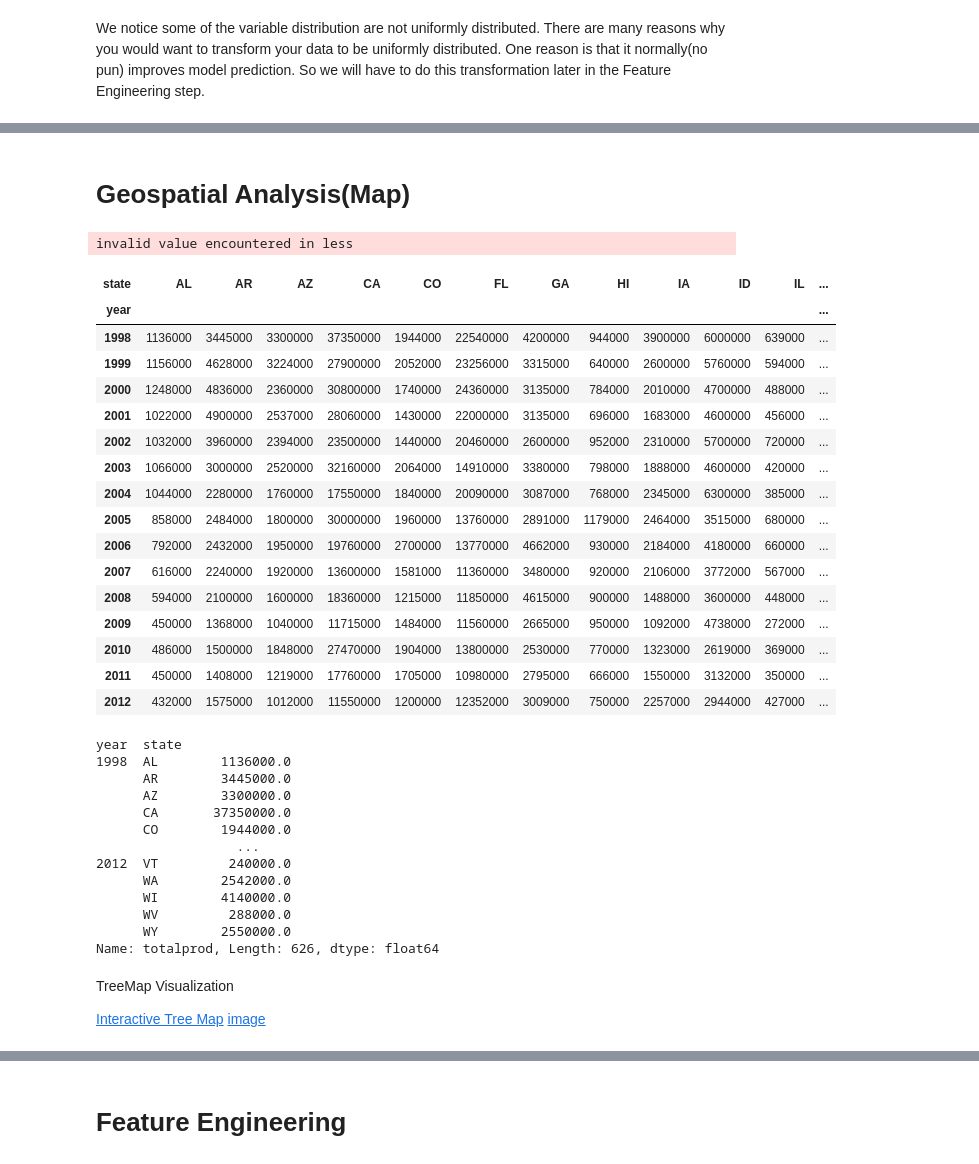
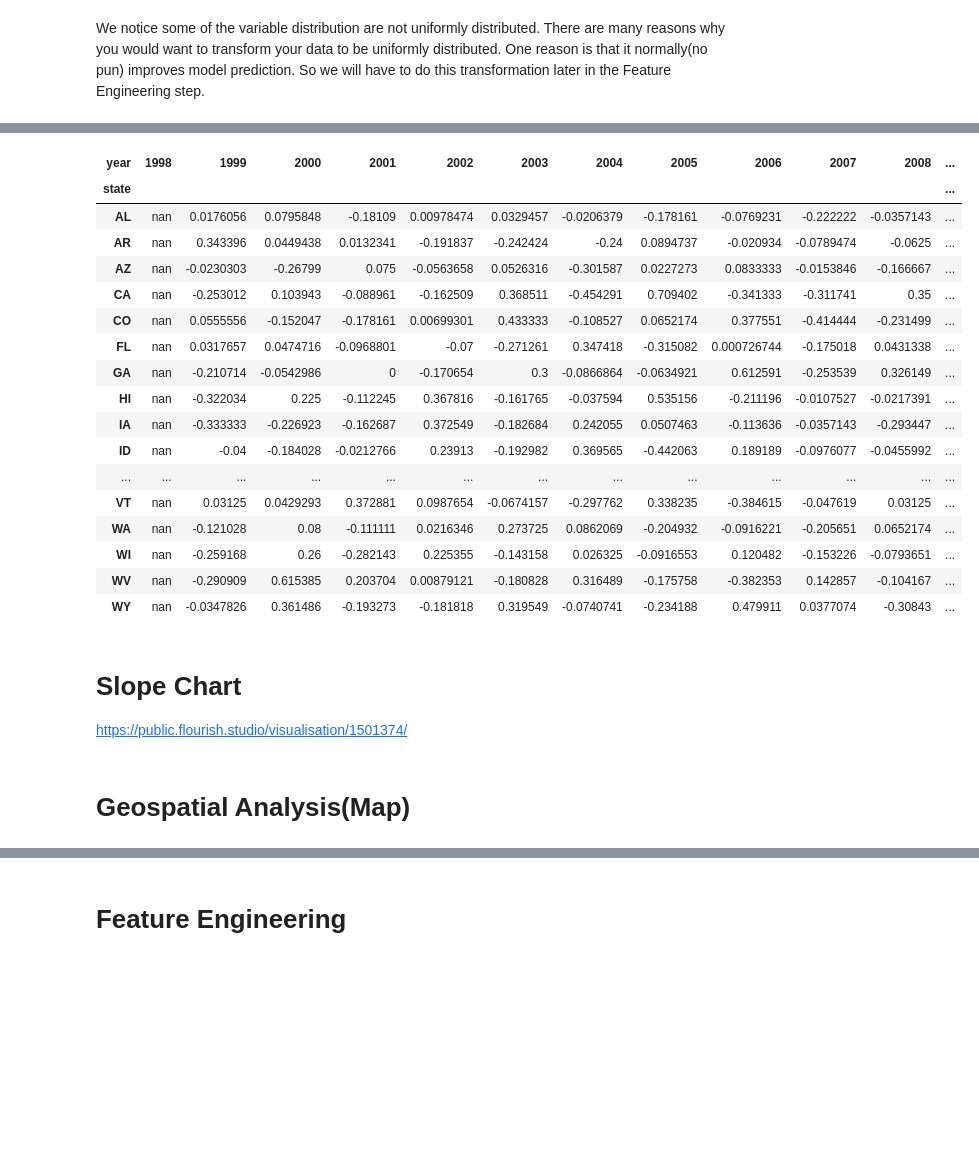
Before and after one commit to nonoumasy/honey-bee-production-1998-2012, a Jupyter notebook: Honey_Bee_Production_19989_2012.ipynb, the cells around one changed output, grey strips where cells are left out. Cells and saved outputs as stored; diff of their text form; code cells hidden in the pictures; blank space fills up the shorter version.

```diff
--- a/Honey_Bee_Production_19989_2012.ipynb
+++ b/Honey_Bee_Production_19989_2012.ipynb
@@ -111,53 +135,29 @@ plt.legend()
+# %%
+#Find out which State had the most production rate fluctuation
+crosstab_df.to_csv('honey_bee_crosstab.csv')
+crosstab_df.pct_change(axis=1).style.highlight_max().highlight_min(color='red')
+# %% [output]
+| year | 1998 | 1999 | 2000 | 2001 | 2002 | 2003 | 2004 | 2005 | 2006 | 2007 | 2008 | ... |
+| state |  |  |  |  |  |  |  |  |  |  |  | ... |
+| AL | nan | 0.0176056 | 0.0795848 | -0.18109 | 0.00978474 | 0.0329457 | -0.0206379 | -0.178161 | -0.0769231 | -0.222222 | -0.0357143 | ... |
+| AR | nan | 0.343396 | 0.0449438 | 0.0132341 | -0.191837 | -0.242424 | -0.24 | 0.0894737 | -0.020934 | -0.0789474 | -0.0625 | ... |
+| AZ | nan | -0.0230303 | -0.26799 | 0.075 | -0.0563658 | 0.0526316 | -0.301587 | 0.0227273 | 0.0833333 | -0.0153846 | -0.166667 | ... |
+| CA | nan | -0.253012 | 0.103943 | -0.088961 | -0.162509 | 0.368511 | -0.454291 | 0.709402 | -0.341333 | -0.311741 | 0.35 | ... |
+| CO | nan | 0.0555556 | -0.152047 | -0.178161 | 0.00699301 | 0.433333 | -0.108527 | 0.0652174 | 0.377551 | -0.414444 | -0.231499 | ... |
+| FL | nan | 0.0317657 | 0.0474716 | -0.0968801 | -0.07 | -0.271261 | 0.347418 | -0.315082 | 0.000726744 | -0.175018 | 0.0431338 | ... |
+| GA | nan | -0.210714 | -0.0542986 | 0 | -0.170654 | 0.3 | -0.0866864 | -0.0634921 | 0.612591 | -0.253539 | 0.326149 | ... |
+| HI | nan | -0.322034 | 0.225 | -0.112245 | 0.367816 | -0.161765 | -0.037594 | 0.535156 | -0.211196 | -0.0107527 | -0.0217391 | ... |
+| IA | nan | -0.333333 | -0.226923 | -0.162687 | 0.372549 | -0.182684 | 0.242055 | 0.0507463 | -0.113636 | -0.0357143 | -0.293447 | ... |
+| ID | nan | -0.04 | -0.184028 | -0.0212766 | 0.23913 | -0.192982 | 0.369565 | -0.442063 | 0.189189 | -0.0976077 | -0.0455992 | ... |
+| ... | ... | ... | ... | ... | ... | ... | ... | ... | ... | ... | ... | ... |
+| VT | nan | 0.03125 | 0.0429293 | 0.372881 | 0.0987654 | -0.0674157 | -0.297762 | 0.338235 | -0.384615 | -0.047619 | 0.03125 | ... |
+| WA | nan | -0.121028 | 0.08 | -0.111111 | 0.0216346 | 0.273725 | 0.0862069 | -0.204932 | -0.0916221 | -0.205651 | 0.0652174 | ... |
+| WI | nan | -0.259168 | 0.26 | -0.282143 | 0.225355 | -0.143158 | 0.026325 | -0.0916553 | 0.120482 | -0.153226 | -0.0793651 | ... |
+| WV | nan | -0.290909 | 0.615385 | 0.203704 | 0.00879121 | -0.180828 | 0.316489 | -0.175758 | -0.382353 | 0.142857 | -0.104167 | ... |
+| WY | nan | -0.0347826 | 0.361486 | -0.193273 | -0.181818 | 0.319549 | -0.0740741 | -0.234188 | 0.479911 | 0.0377074 | -0.30843 | ... |
+# %% [markdown]
+# Slope Chart
+
+https://public.flourish.studio/visualisation/1501374/
 # %% [markdown]
 # Geospatial Analysis(Map)
-# %%
-pd.options.display.float_format = '{:.2f}'.format
-
-#year vs state crosstab
-pd.crosstab(index=honey_df.year,
-            columns=honey_df.state,
-            values=honey_df.totalprod,
-            aggfunc='sum',
-            #margins=True,
-            ).style.background_gradient('Blues').format("{:.0f}")
-# %% [output]
-invalid value encountered in less
-| state | AL | AR | AZ | CA | CO | FL | GA | HI | IA | ID | IL | ... |
-| year |  |  |  |  |  |  |  |  |  |  |  | ... |
-| 1998 | 1136000 | 3445000 | 3300000 | 37350000 | 1944000 | 22540000 | 4200000 | 944000 | 3900000 | 6000000 | 639000 | ... |
-| 1999 | 1156000 | 4628000 | 3224000 | 27900000 | 2052000 | 23256000 | 3315000 | 640000 | 2600000 | 5760000 | 594000 | ... |
-| 2000 | 1248000 | 4836000 | 2360000 | 30800000 | 1740000 | 24360000 | 3135000 | 784000 | 2010000 | 4700000 | 488000 | ... |
-| 2001 | 1022000 | 4900000 | 2537000 | 28060000 | 1430000 | 22000000 | 3135000 | 696000 | 1683000 | 4600000 | 456000 | ... |
-| 2002 | 1032000 | 3960000 | 2394000 | 23500000 | 1440000 | 20460000 | 2600000 | 952000 | 2310000 | 5700000 | 720000 | ... |
-| 2003 | 1066000 | 3000000 | 2520000 | 32160000 | 2064000 | 14910000 | 3380000 | 798000 | 1888000 | 4600000 | 420000 | ... |
-| 2004 | 1044000 | 2280000 | 1760000 | 17550000 | 1840000 | 20090000 | 3087000 | 768000 | 2345000 | 6300000 | 385000 | ... |
-| 2005 | 858000 | 2484000 | 1800000 | 30000000 | 1960000 | 13760000 | 2891000 | 1179000 | 2464000 | 3515000 | 680000 | ... |
-| 2006 | 792000 | 2432000 | 1950000 | 19760000 | 2700000 | 13770000 | 4662000 | 930000 | 2184000 | 4180000 | 660000 | ... |
-| 2007 | 616000 | 2240000 | 1920000 | 13600000 | 1581000 | 11360000 | 3480000 | 920000 | 2106000 | 3772000 | 567000 | ... |
-| 2008 | 594000 | 2100000 | 1600000 | 18360000 | 1215000 | 11850000 | 4615000 | 900000 | 1488000 | 3600000 | 448000 | ... |
-| 2009 | 450000 | 1368000 | 1040000 | 11715000 | 1484000 | 11560000 | 2665000 | 950000 | 1092000 | 4738000 | 272000 | ... |
-| 2010 | 486000 | 1500000 | 1848000 | 27470000 | 1904000 | 13800000 | 2530000 | 770000 | 1323000 | 2619000 | 369000 | ... |
-| 2011 | 450000 | 1408000 | 1219000 | 17760000 | 1705000 | 10980000 | 2795000 | 666000 | 1550000 | 3132000 | 350000 | ... |
-| 2012 | 432000 | 1575000 | 1012000 | 11550000 | 1200000 | 12352000 | 3009000 | 750000 | 2257000 | 2944000 | 427000 | ... |
-# %%
-#groupby states
-honey_df.groupby(['year', 'state'])['totalprod'].sum()
-# %% [output]
-year  state
-1998  AL        1136000.0
-      AR        3445000.0
-      AZ        3300000.0
-      CA       37350000.0
-      CO        1944000.0
-                  ...
-2012  VT         240000.0
-      WA        2542000.0
-      WI        4140000.0
-      WV         288000.0
-      WY        2550000.0
-Name: totalprod, Length: 626, dtype: float64
-# %% [markdown]
-TreeMap Visualization
-
-[Interactive Tree Map](https://public.flourish.studio/visualisation/1501303/)
-[image](https://imgur.com/a/cTZN8xx)
```
Also changed, not shown: parts of 9 cells of this notebook.
